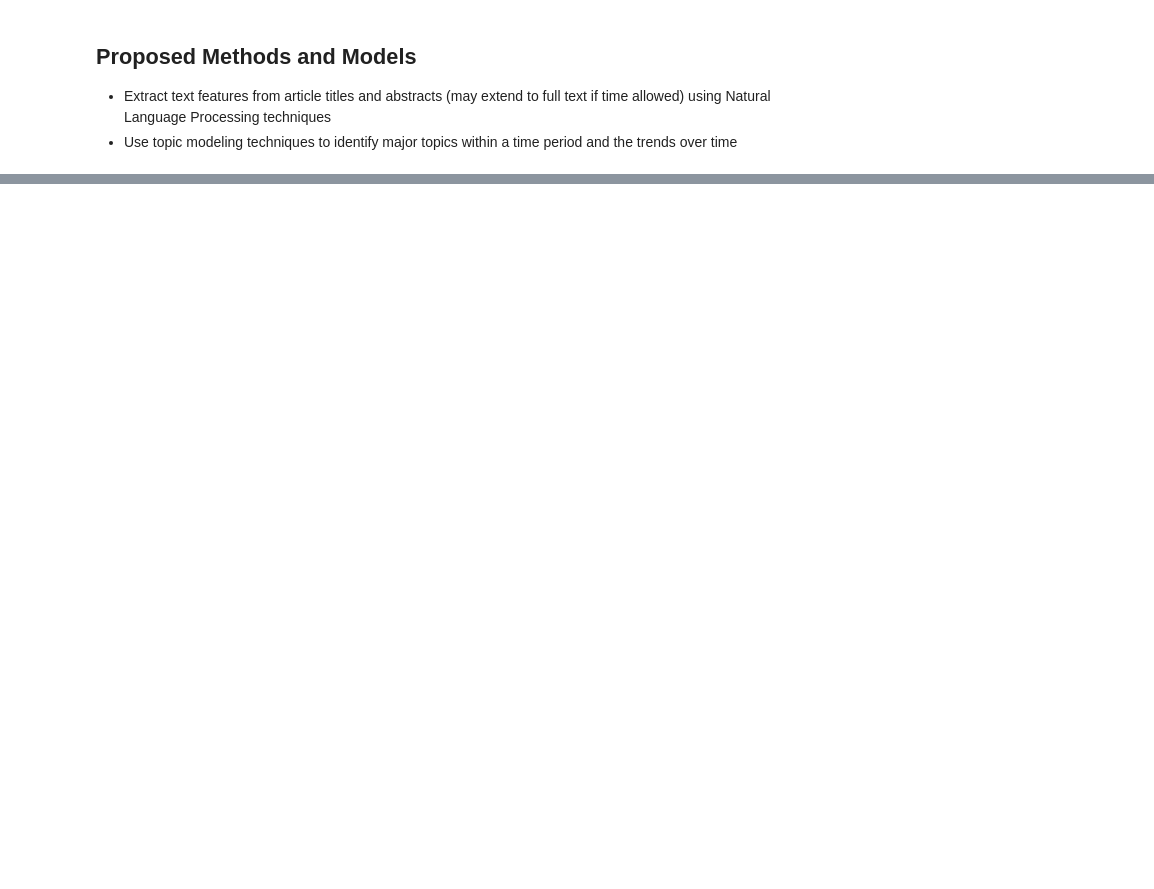
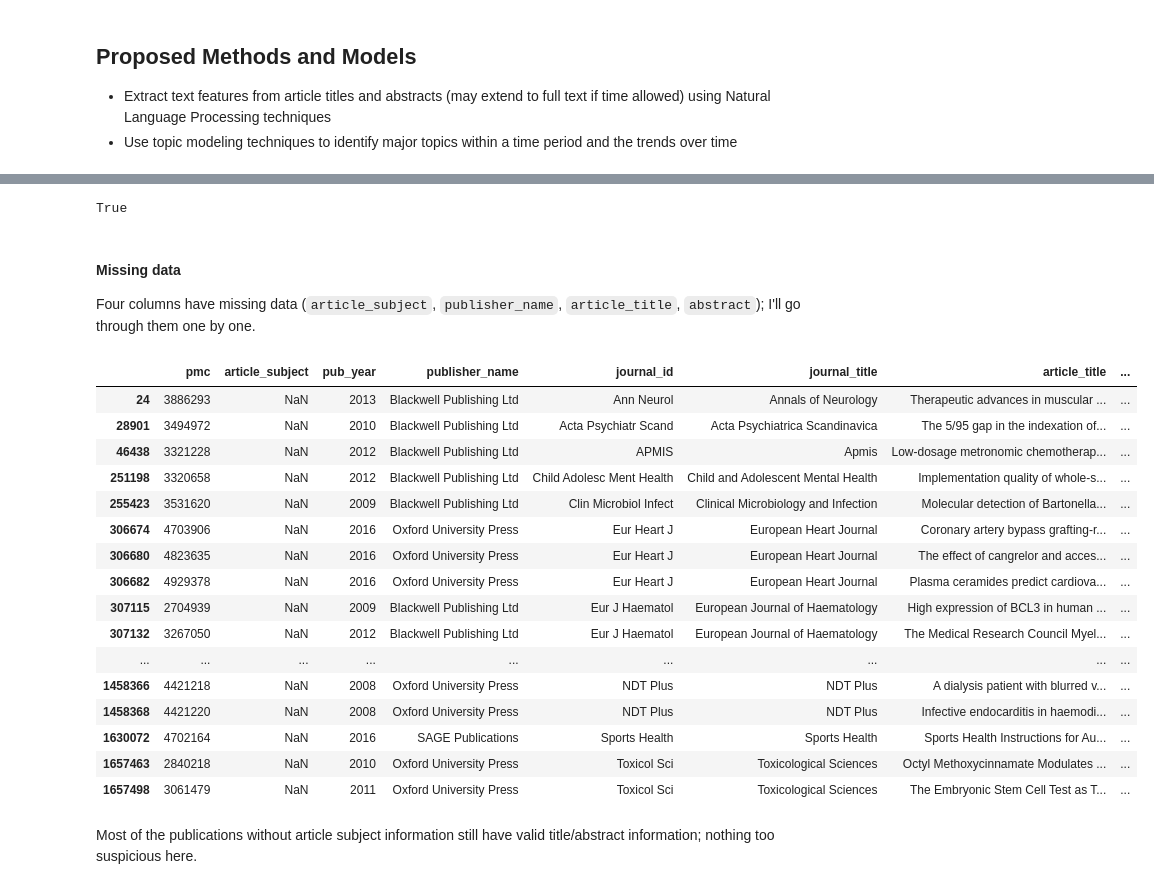
Before and after one commit to Ailuropoda1864/PMC-text-mining, a Jupyter notebook: extract from nxml.ipynb, the cells around one changed output, grey strips where cells are left out. Cells and saved outputs as stored; diff of their text form; code cells hidden in the pictures; blank space fills up the shorter version.

```diff
--- a/extract from nxml.ipynb
+++ b/extract from nxml.ipynb
@@ -145,0 +265,31 @@ Number of duplicated rows: 0
+# %%
+# check if pmc for all publications are unique
+df.pmc.nunique() == df.shape[0]
+# %% [output]
+True
+# %% [markdown]
+#### Missing data
+Four columns have missing data (`article_subject`, `publisher_name`, `article_title`, `abstract`); I'll go through them one by one.
+# %%
+# publications without article subject information
+df[df.article_subject.isnull()]
+# %% [output]
+|  | pmc | article_subject | pub_year | publisher_name | journal_id | journal_title | article_title | ... |
+| 24 | 3886293 | NaN | 2013 | Blackwell Publishing Ltd | Ann Neurol | Annals of Neurology | Therapeutic advances in muscular ... | ... |
+| 28901 | 3494972 | NaN | 2010 | Blackwell Publishing Ltd | Acta Psychiatr Scand | Acta Psychiatrica Scandinavica | The 5/95 gap in the indexation of... | ... |
+| 46438 | 3321228 | NaN | 2012 | Blackwell Publishing Ltd | APMIS | Apmis | Low-dosage metronomic chemotherap... | ... |
+| 251198 | 3320658 | NaN | 2012 | Blackwell Publishing Ltd | Child Adolesc Ment Health | Child and Adolescent Mental Health | Implementation quality of whole-s... | ... |
+| 255423 | 3531620 | NaN | 2009 | Blackwell Publishing Ltd | Clin Microbiol Infect | Clinical Microbiology and Infection | Molecular detection of Bartonella... | ... |
+| 306674 | 4703906 | NaN | 2016 | Oxford University Press | Eur Heart J | European Heart Journal | Coronary artery bypass grafting-r... | ... |
+| 306680 | 4823635 | NaN | 2016 | Oxford University Press | Eur Heart J | European Heart Journal | The effect of cangrelor and acces... | ... |
+| 306682 | 4929378 | NaN | 2016 | Oxford University Press | Eur Heart J | European Heart Journal | Plasma ceramides predict cardiova... | ... |
+| 307115 | 2704939 | NaN | 2009 | Blackwell Publishing Ltd | Eur J Haematol | European Journal of Haematology | High expression of BCL3 in human ... | ... |
+| 307132 | 3267050 | NaN | 2012 | Blackwell Publishing Ltd | Eur J Haematol | European Journal of Haematology | The Medical Research Council Myel... | ... |
+| ... | ... | ... | ... | ... | ... | ... | ... | ... |
+| 1458366 | 4421218 | NaN | 2008 | Oxford University Press | NDT Plus | NDT Plus | A dialysis patient with blurred v... | ... |
+| 1458368 | 4421220 | NaN | 2008 | Oxford University Press | NDT Plus | NDT Plus | Infective endocarditis in haemodi... | ... |
+| 1630072 | 4702164 | NaN | 2016 | SAGE Publications | Sports Health | Sports Health | Sports Health Instructions for Au... | ... |
+| 1657463 | 2840218 | NaN | 2010 | Oxford University Press | Toxicol Sci | Toxicological Sciences | Octyl Methoxycinnamate Modulates ... | ... |
+| 1657498 | 3061479 | NaN | 2011 | Oxford University Press | Toxicol Sci | Toxicological Sciences | The Embryonic Stem Cell Test as T... | ... |
+# %% [markdown]
+Most of the publications without article subject information still have valid title/abstract information; nothing too suspicious here.
```
Also changed, not shown: parts of 41 cells of this notebook.
